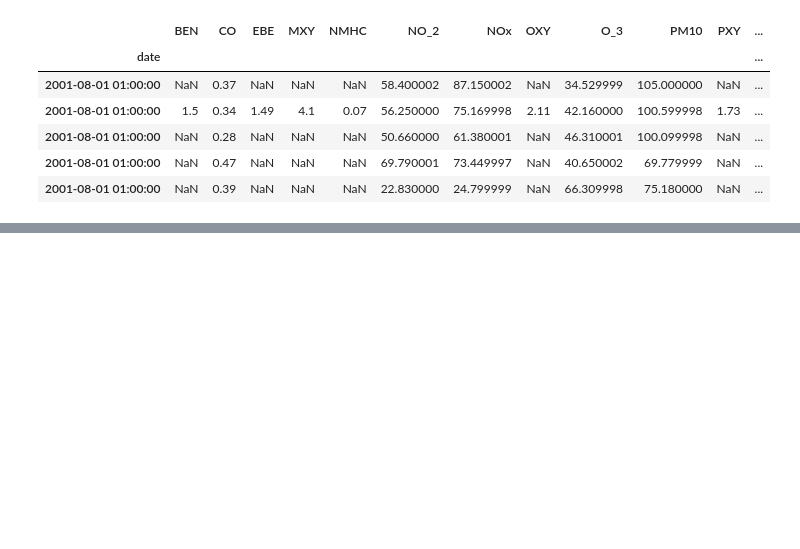
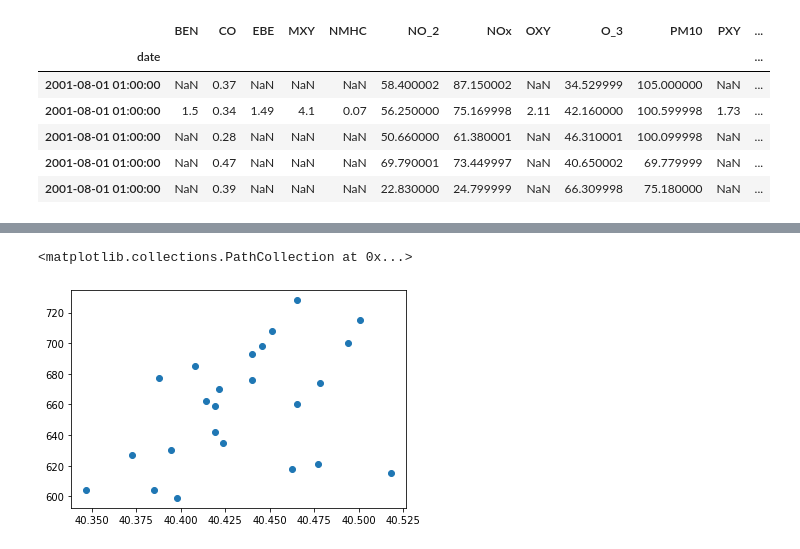
Before and after one commit to lisachukwu/PP22-W607, a Jupyter notebook: W706.ipynb, the cells around one changed output, grey strips where cells are left out. Cells and saved outputs as stored; diff of their text form; code cells hidden in the pictures; blank space fills up the shorter version.

```diff
--- a/W706.ipynb
+++ b/W706.ipynb
@@ -44,0 +96,5 @@ df.head()
+# %%
+plt.scatter(station_df['lat'], station_df['elevation'])
+# %% [output]
+<matplotlib.collections.PathCollection at 0x...>
+[figure, added]
```
Also changed, not shown: parts of 12 cells of this notebook.
